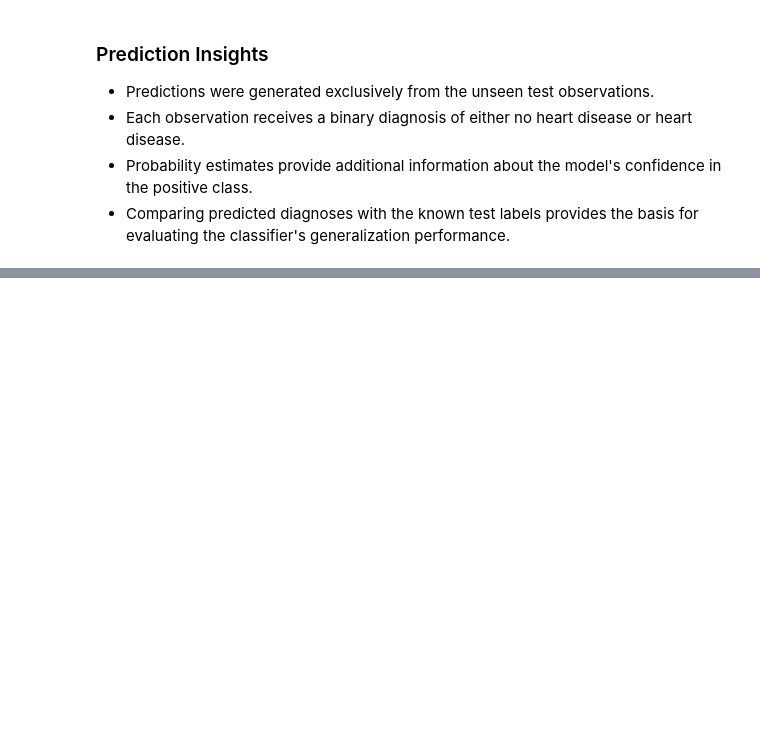
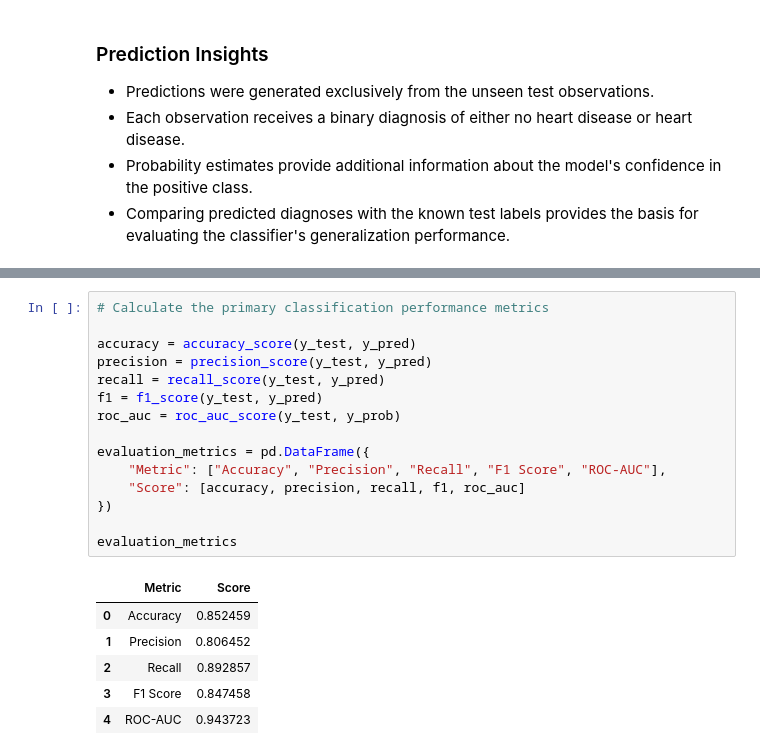
Before and after one commit to Pralishatripathy000/ml-support-vector-machine, a Jupyter notebook: notebook.ipynb, the cells around one changed output, grey strips where cells are left out. Drawn from its saved outputs; the diff is of its cells as text; blank space fills up the shorter version.

```diff
--- a/notebook.ipynb
+++ b/notebook.ipynb
@@ -652,0 +659,22 @@ Probability of heart disease: 0.2181
+# %%
+# Calculate the primary classification performance metrics
+
+accuracy = accuracy_score(y_test, y_pred)
+precision = precision_score(y_test, y_pred)
+recall = recall_score(y_test, y_pred)
+f1 = f1_score(y_test, y_pred)
+roc_auc = roc_auc_score(y_test, y_prob)
+
+evaluation_metrics = pd.DataFrame({
+    "Metric": ["Accuracy", "Precision", "Recall", "F1 Score", "ROC-AUC"],
+    "Score": [accuracy, precision, recall, f1, roc_auc]
+})
+
+evaluation_metrics
+# %% [output]
+|  | Metric | Score |
+| 0 | Accuracy | 0.852459 |
+| 1 | Precision | 0.806452 |
+| 2 | Recall | 0.892857 |
+| 3 | F1 Score | 0.847458 |
+| 4 | ROC-AUC | 0.943723 |
```
Also changed, not shown: parts of 7 cells of this notebook, 5 other files.
